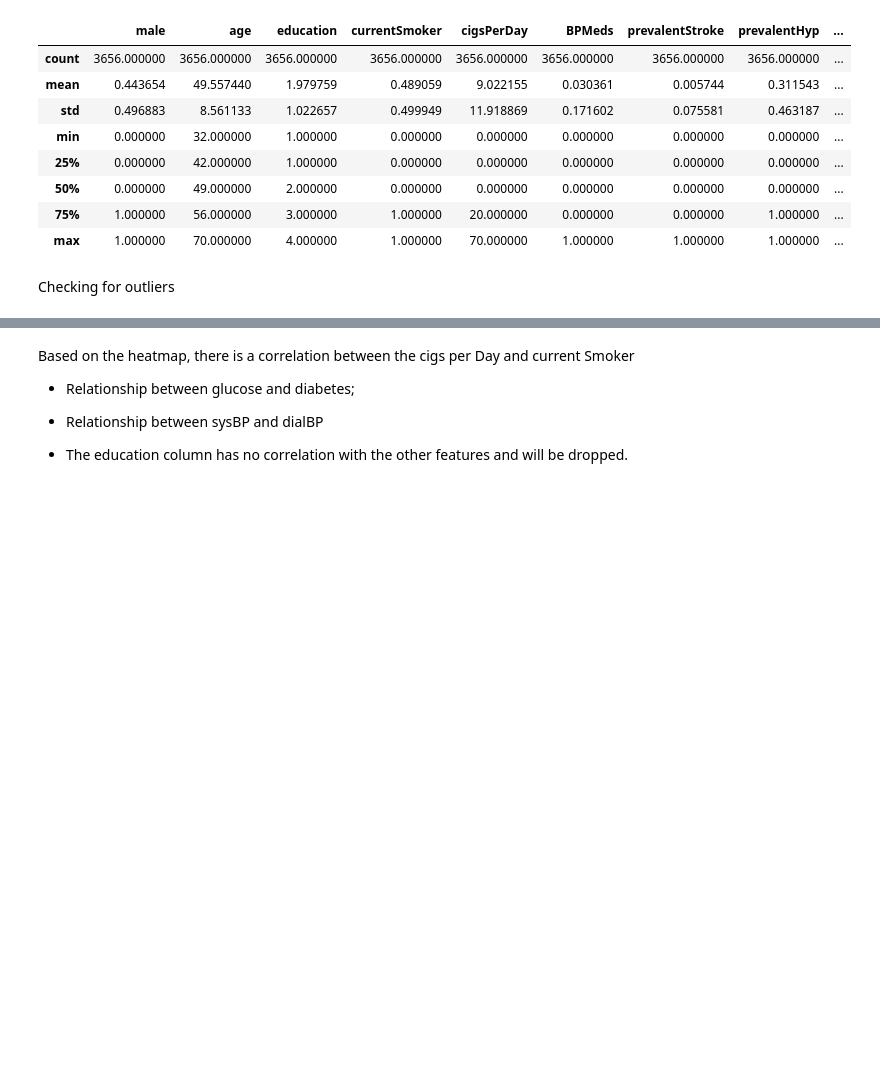
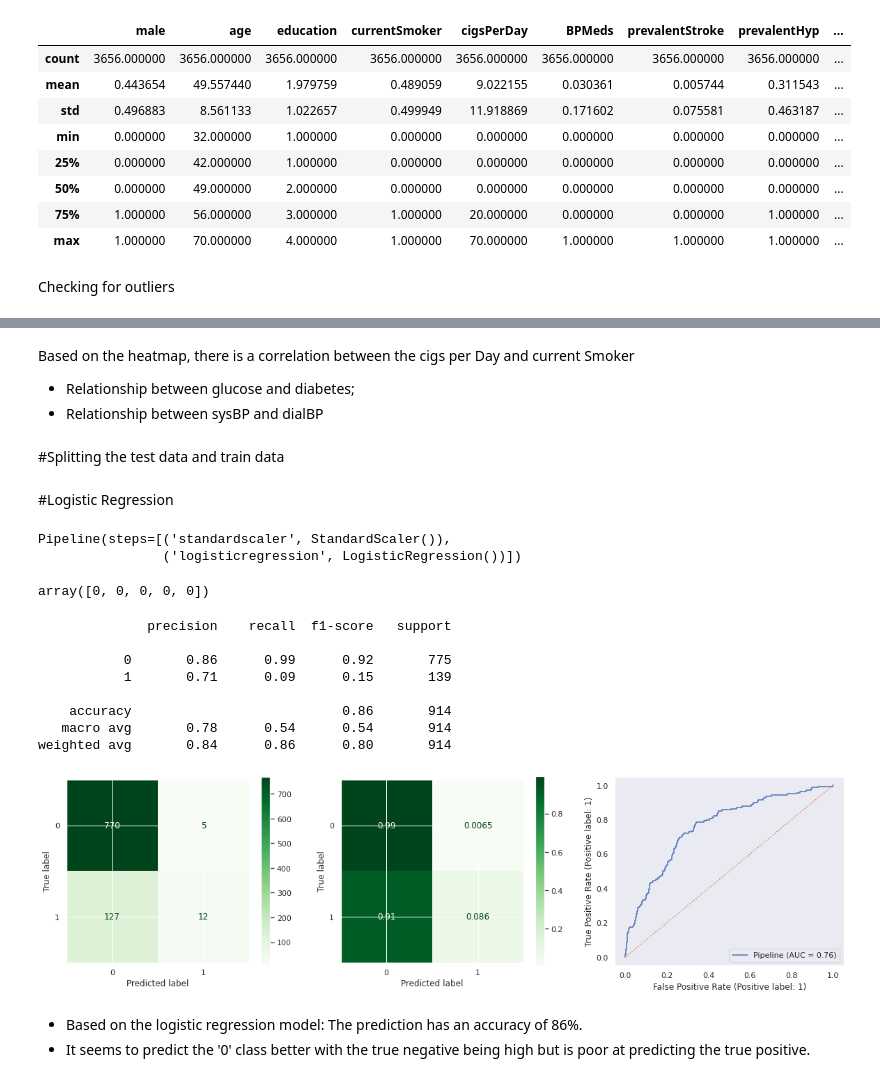
Before and after one commit to maryawamaitha/ML-Project-2, a Jupyter notebook: Copy_of_HeartDiseaseLogistic_Regression.ipynb, the cells around one changed output, grey strips where cells are left out. Cells and saved outputs as stored; diff of their text form; code cells hidden in the pictures; blank space fills up the shorter version.

```diff
--- a/Copy_of_HeartDiseaseLogistic_Regression.ipynb
+++ b/Copy_of_HeartDiseaseLogistic_Regression.ipynb
@@ -205,5 +218,5 @@ sns.heatmap(std_corr,annot = True, cmap = 'coolwarm');
 Based on the heatmap, there is a correlation between the cigs per Day and current Smoker
 - Relationship between glucose and diabetes;
 - Relationship between sysBP and dialBP
-
-- The education column has no correlation with the other features and will be dropped.
+# %% [markdown]
+#Splitting the test data and train data
@@ -209,0 +228,50 @@ Based on the heatmap, there is a correlation between the cigs per Day and curren
+# %%
+scaler=StandardScaler()
+# %%
+def evaluate_classification(model, X_test, y_test, cmap='Greens',
+                            normalize='true', classes=None, figsize=(20,5)):
+  test_preds = model.predict(X_test)
+  print(metrics.classification_report(y_test, test_preds, target_names=classes))
+
+  fig, ax = plt.subplots(ncols=3, figsize=figsize)
+  ConfusionMatrixDisplay.from_estimator(model, X_test, y_test, cmap=cmap,
+                                        display_labels=classes,
+                                        ax=ax[0])
+
+  ConfusionMatrixDisplay.from_estimator(model, X_test, y_test, cmap=cmap,
+                                        display_labels=classes, normalize='true',
+                                        ax=ax[1])
+
+  curve = metrics.plot_roc_curve(model, X_test, y_test, ax=ax[2])
+  curve.ax_.grid()
+  curve.ax_.plot([0, 1], [0, 1], ls=':')
+# %% [markdown]
+#Logistic Regression
+# %%
+logreg = LogisticRegression()
+logreg_pipe = make_pipeline(scaler, logreg)
+# %%
+logreg_pipe.fit(X_train, y_train)
+# %% [output]
+Pipeline(steps=[('standardscaler', StandardScaler()),
+                ('logisticregression', LogisticRegression())])
+# %%
+preds = logreg_pipe.predict(X_test[:5])
+preds
+# %% [output]
+array([0, 0, 0, 0, 0])
+# %%
+evaluate_classification(logreg_pipe, X_test, y_test)
+# %% [output]
+              precision    recall  f1-score   support
+
+           0       0.86      0.99      0.92       775
+           1       0.71      0.09      0.15       139
+
+    accuracy                           0.86       914
+   macro avg       0.78      0.54      0.54       914
+weighted avg       0.84      0.86      0.80       914
+[figure, added]
+# %% [markdown]
+- Based on the logistic regression model: The prediction has an accuracy of 86%.
+- It seems to predict the '0' class better with the true negative being high but is poor at predicting the true positive.
```
Also changed, not shown: parts of 39 cells of this notebook.
